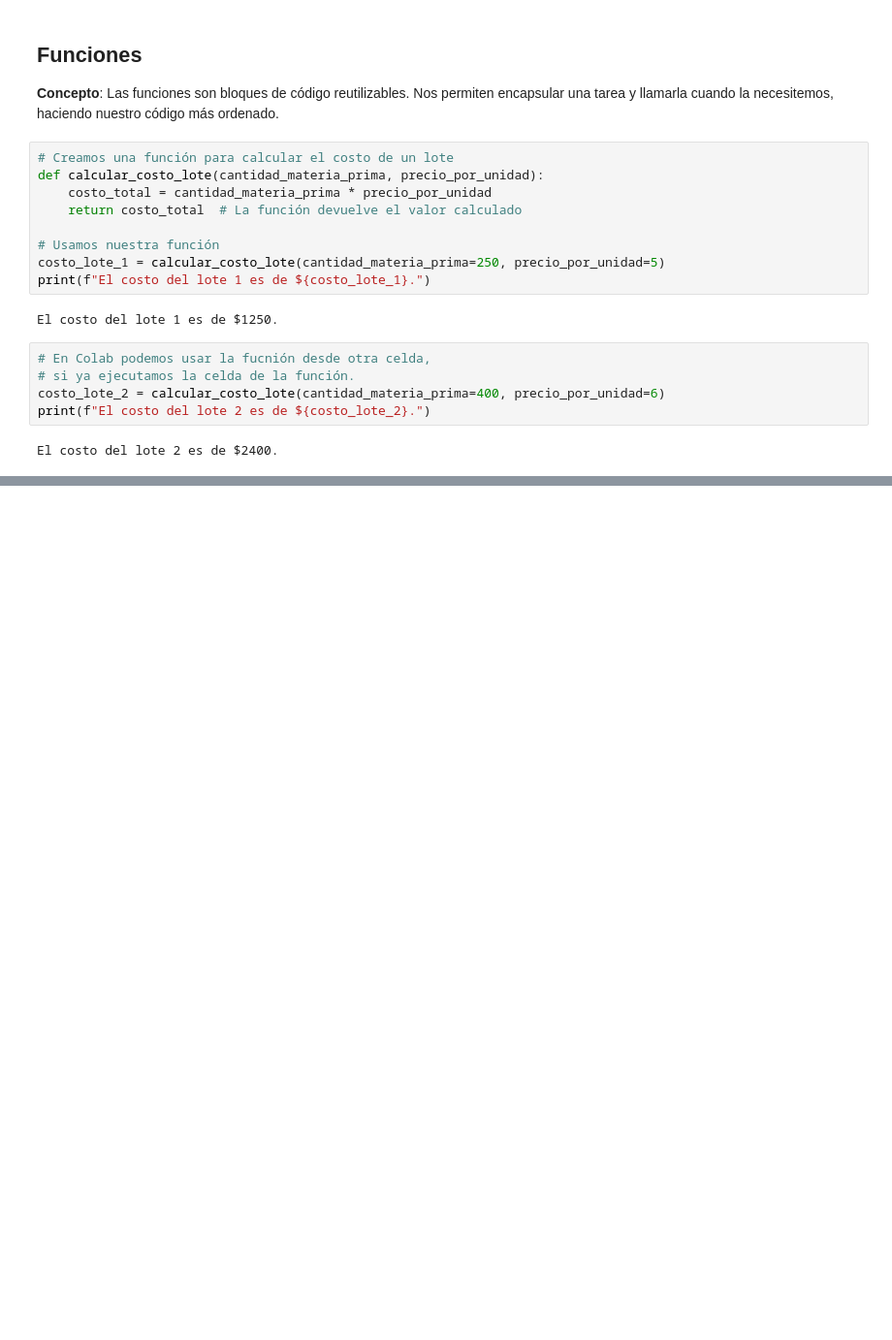
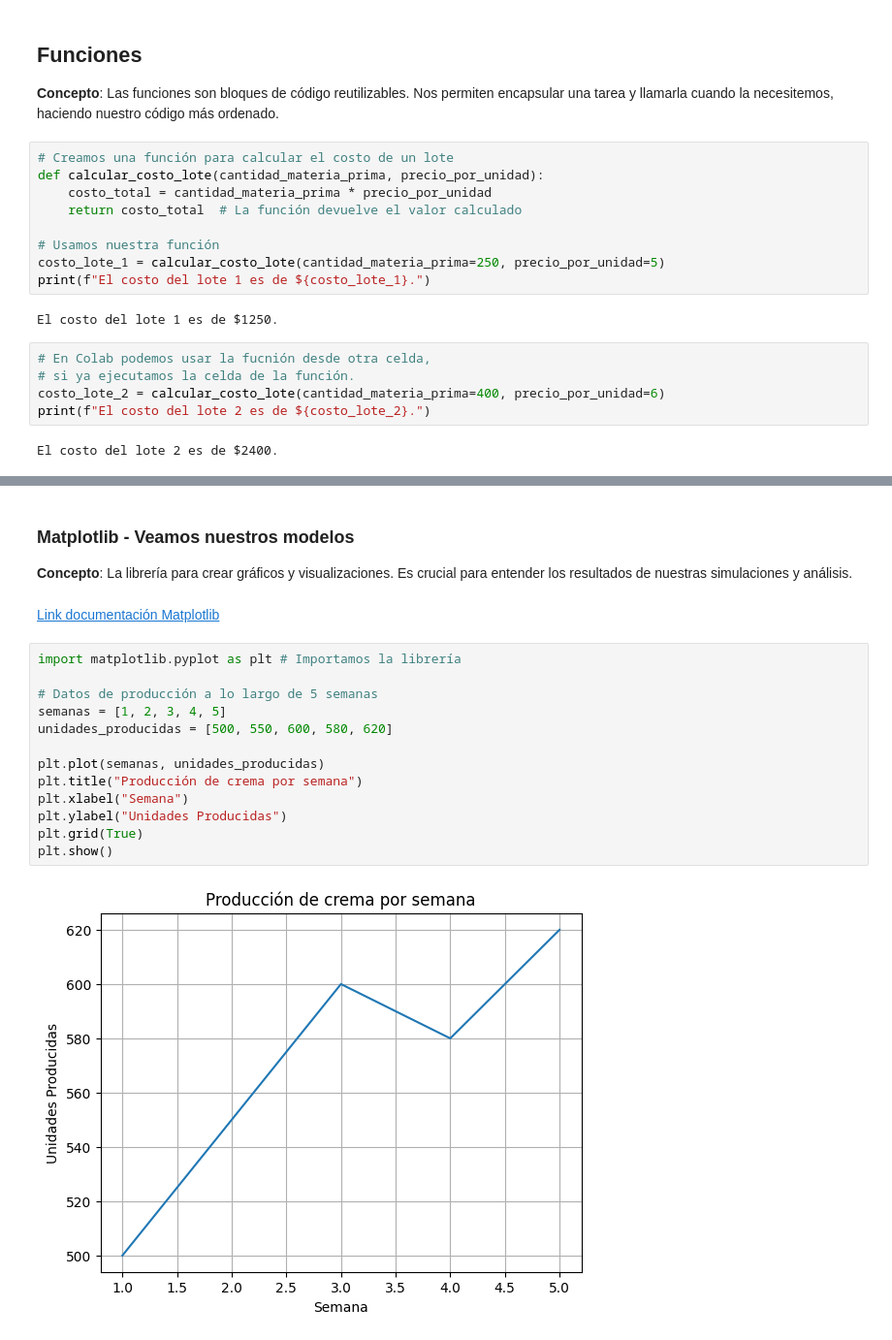
Before and after one commit to Nram94/simulacion-modelacion-python, a Jupyter notebook: Semana01_Introduccion.ipynb, the cells around one changed output, grey strips where cells are left out. Shown at 97% size. Drawn from its saved outputs; the diff is of its cells as text; blank space fills up the shorter version.

```diff
--- a/Semana01_Introduccion.ipynb
+++ b/Semana01_Introduccion.ipynb
@@ -135,0 +187,20 @@ El costo del lote 2 es de $2400.
+# %% [markdown]
+### Matplotlib - Veamos nuestros modelos
+**Concepto**: La librería para crear gráficos y visualizaciones. Es crucial para entender los resultados de nuestras simulaciones y análisis.
+# %% [markdown]
+[Link documentación Matplotlib](https://matplotlib.org/stable/users/index.html)
+# %%
+import matplotlib.pyplot as plt # Importamos la librería
+
+# Datos de producción a lo largo de 5 semanas
+semanas = [1, 2, 3, 4, 5]
+unidades_producidas = [500, 550, 600, 580, 620]
+
+plt.plot(semanas, unidades_producidas)
+plt.title("Producción de crema por semana")
+plt.xlabel("Semana")
+plt.ylabel("Unidades Producidas")
+plt.grid(True)
+plt.show()
+# %% [output]
+[figure, added]
```
Also changed, not shown: parts of 8 cells of this notebook.
